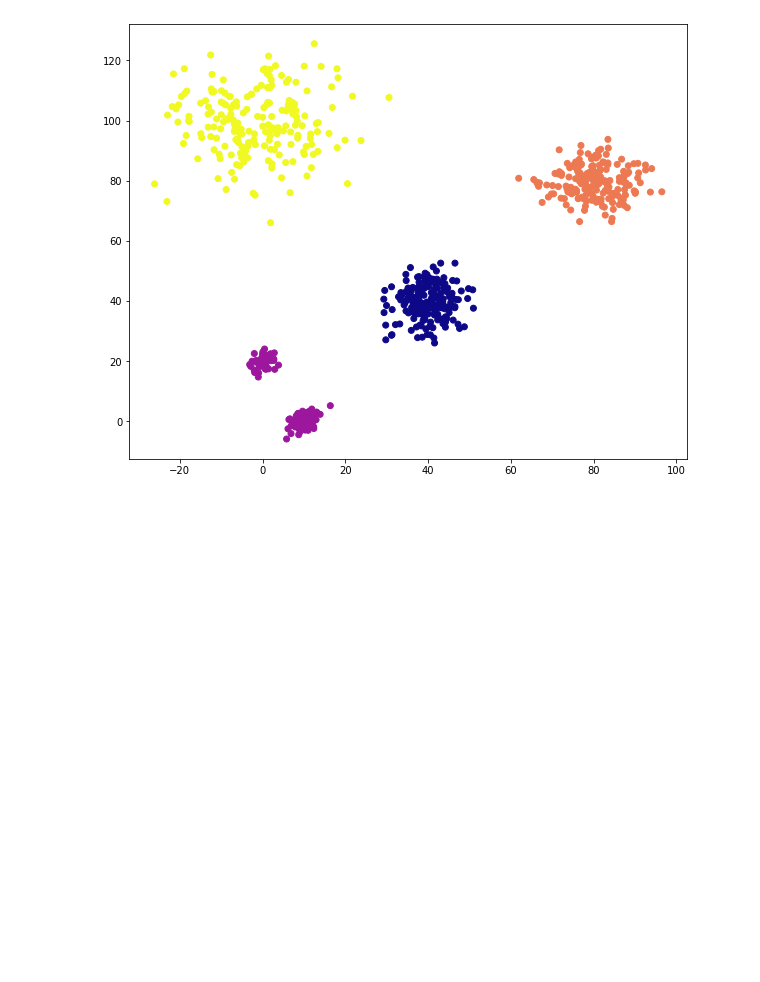
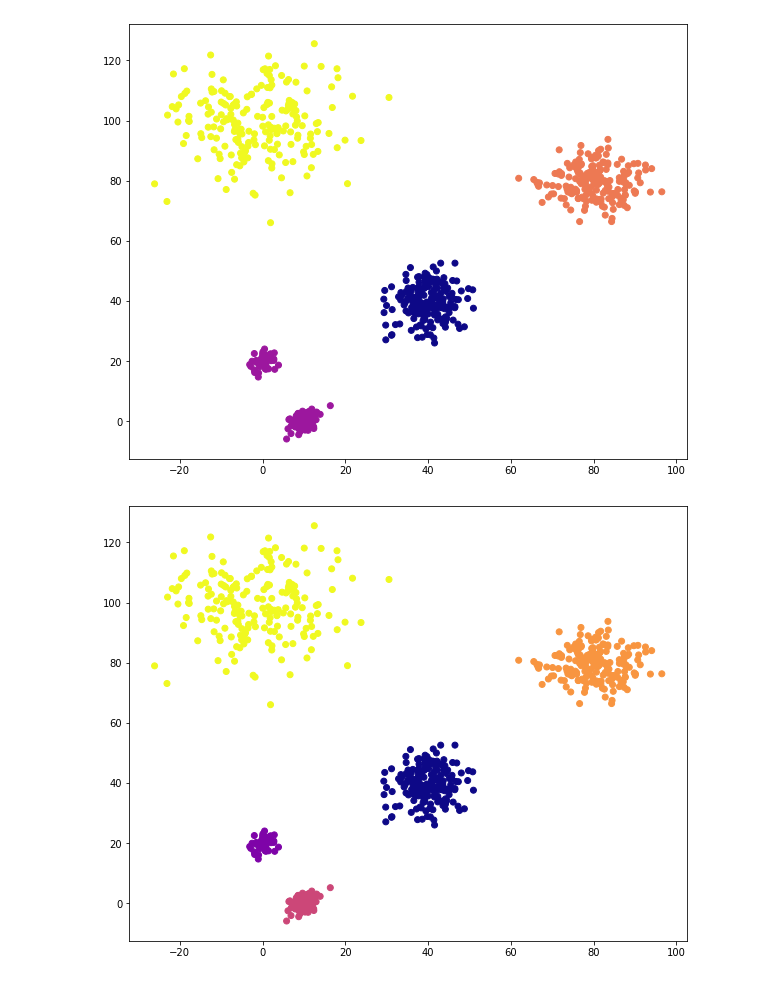
Before and after one commit to arrpak/MachineLearning, a Jupyter notebook: notebooks/T6 - 2 - Clustering Jerárquico.ipynb, the cells around one changed output. Cells and saved outputs as stored; diff of their text form; code cells hidden in the pictures; blank space fills up the shorter version.

Commit message:
Hierarchical Clustering

```diff
--- a/notebooks/T6 - 2 - Clustering Jerárquico.ipynb
+++ b/notebooks/T6 - 2 - Clustering Jerárquico.ipynb
@@ -311,3 +311,13 @@ plt.scatter(X2[:,0], X2[:,1], c = clusters, cmap="plasma")
 plt.show()
 # %% [output]
 [figure]
+# %%
+k = 5
+clusters = fcluster(Z2, k, criterion="maxclust")
+clusters
+
+plt.figure(figsize=(10,8))
+plt.scatter(X2[:,0], X2[:,1], c = clusters, cmap="plasma")
+plt.show()
+# %% [output]
+[figure, added]
```
